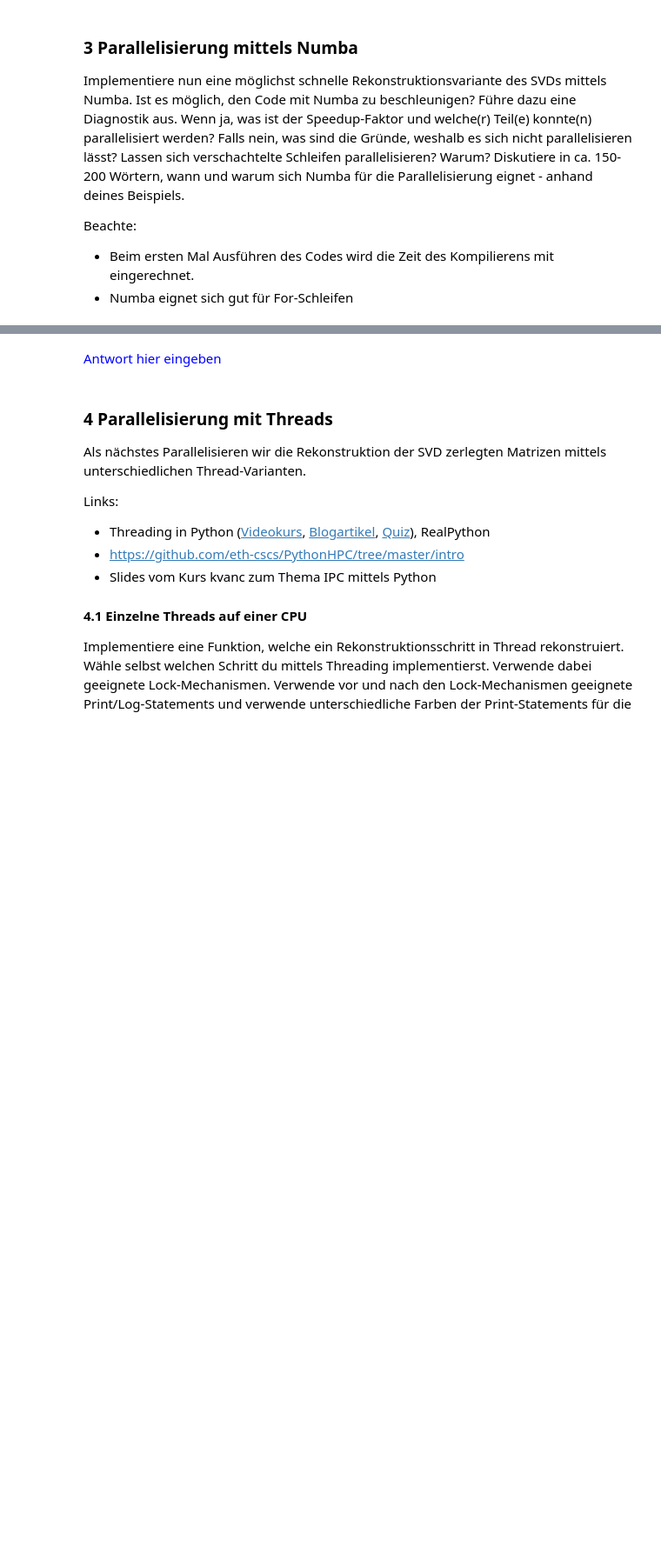
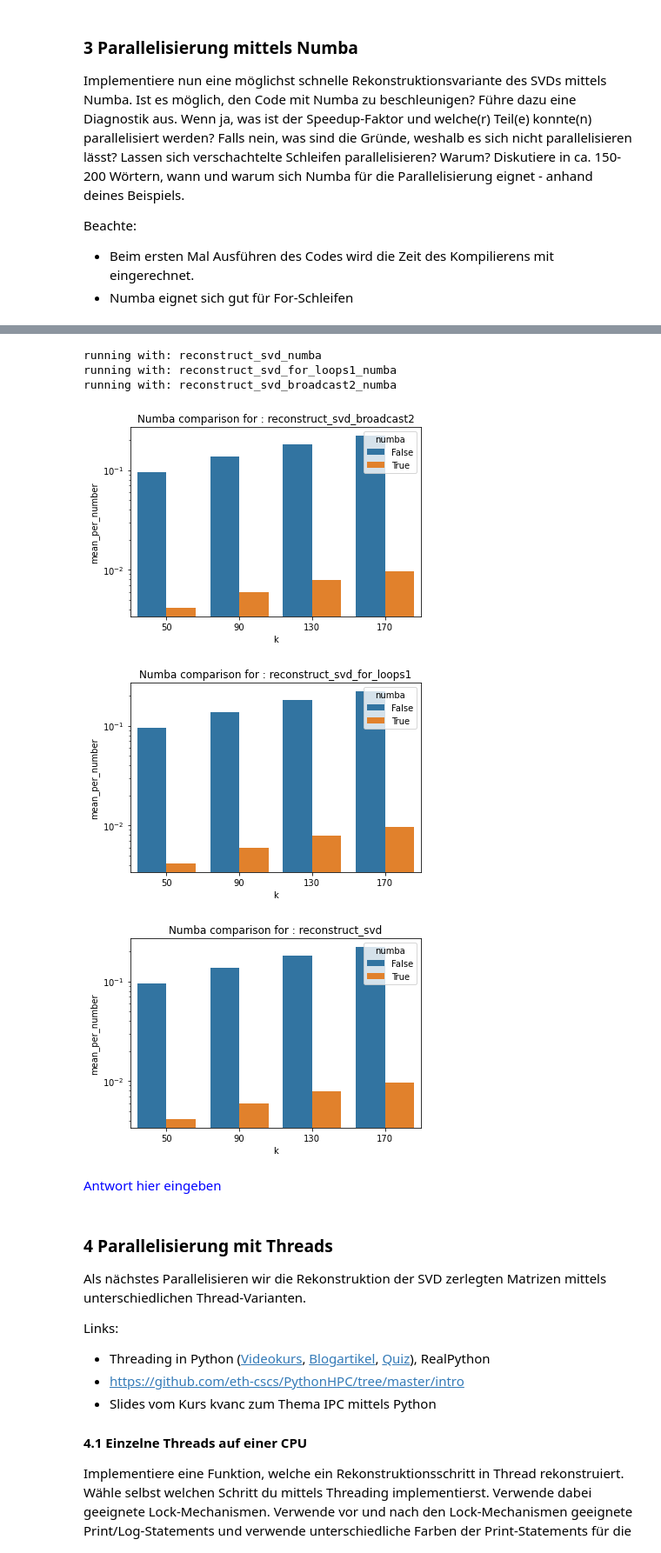
Before and after one commit to SimonLuder/hs22-mc2, a Jupyter notebook: hpc_fs22_mc2_teil1.ipynb, the cells around one changed output, grey strips where cells are left out. Shown at 87% size. Saved outputs shown, nothing was run; the diff lists cells and outputs as text; code cells hidden in the pictures; blank space fills up the shorter version.

```diff
--- a/hpc_fs22_mc2_teil1.ipynb
+++ b/hpc_fs22_mc2_teil1.ipynb
@@ -465,5 +541,35 @@ plt.imshow(test, cmap='gray')
 # %%
-# logger.log_time(method=reconstruct_svd_numba, k_range=k_range, repeat=50, number=100)
+logger.log_time(method=reconstruct_svd_numba, k_range=k_range, repeat=50, number=100)
+logger.log_time(method=reconstruct_svd_for_loops1_numba, k_range=k_range, repeat=50, number=50)
+logger.log_time(method=reconstruct_svd_broadcast2_numba, k_range=k_range, repeat=5, number=5)
+# %% [output]
+running with: reconstruct_svd_numba
+running with: reconstruct_svd_for_loops1_numba
+running with: reconstruct_svd_broadcast2_numba
+# %%
+numpa_comparison = ["reconstruct_svd", "reconstruct_svd_numba",
+                    "reconstruct_svd_for_loops1", "reconstruct_svd_for_loops1_numba",
+                    "reconstruct_svd_broadcast2", "reconstruct_svd_broadcast2_numba"]
+
+log = logger.get_log()
+df = pd.DataFrame.from_records(log)
+df["mean_per_number"] = df["mean"] / df["number"]
+df["std_per_number"] = df["std"] / df["number"]
+df = df.loc[df["name"].isin(numpa_comparison)].sort_values(["name", "k"])
+
+df["numba"] = df["name"].apply(lambda x: True if x.endswith("_numba") else False)
+df["name"] = df["name"].str.replace("_numba", "")
+# %%
+for name in set(df["name"]):
+    df_plt = df[df["name"]==name]
+    plt.title(f"Numba comparison for : {name}")
+    ax = sns.barplot(data=df, x="k", y="mean_per_number", hue="numba", ci=None).set_yscale("log")
+
+    plt.show()
+# %% [output]
+[figure, added]
+[figure, added]
+[figure, added]
 # %% [markdown]
 <font color='blue'>Antwort hier eingeben</font>
 # %% [markdown]
```
Also changed, not shown: parts of 26 cells of this notebook.
